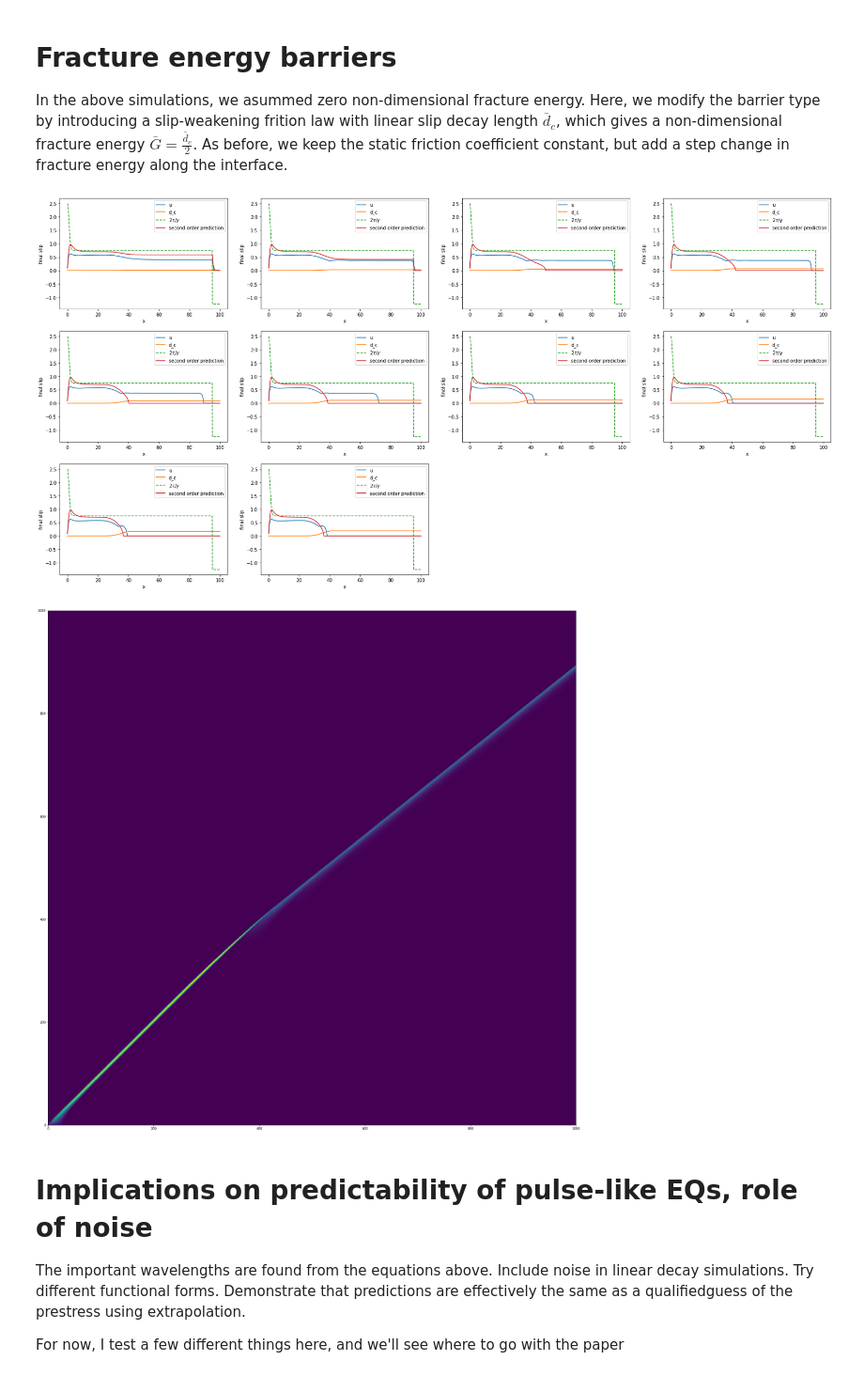
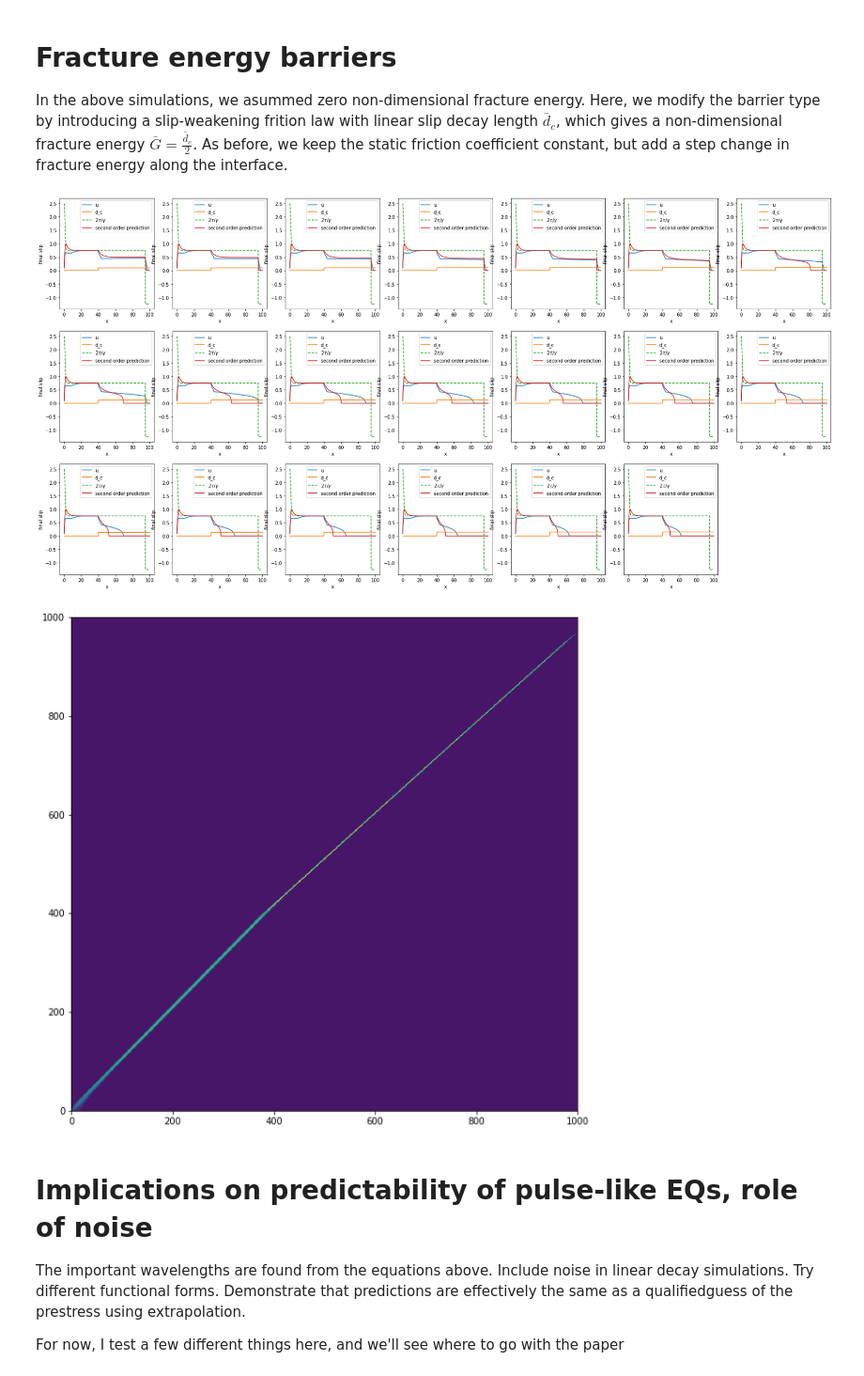
Before and after one commit to kjetilthogersen/1D-rupture, a Jupyter notebook: pulsePaper.ipynb, the cells around one changed output. Shown at 94% size. Cells and saved outputs as stored; diff of their text form; code cells hidden in the pictures.

```diff
--- a/pulsePaper.ipynb
+++ b/pulsePaper.ipynb
@@ -458,26 +458,8 @@ plt.show()
 plt.figure(figsize=(30,15))
 for runInd in range(N_runs):
 
-    start = 0
-
     # calculate prediction:
-    xP = dataBarrier[runInd]['x']
-    tau = dataBarrier[runInd]['tau']
-    gamma = dataBarrier[runInd]['gamma']
-    u_pred = np.zeros(np.size(xP))
-    u_pred[start]=dataBarrier[runInd]['u'][start,-1];
-
-    for i in range(start+1,len(xP)):
-        stress_drop = 2*tau[i-1]
-        dxP = xP[i]-xP[i-1]
-        u_pred[i] = u_pred[i-1] + .5*(stress_drop - gamma*u_pred[i-1])*dxP
-
-    # Prediction of arrest where u_pred<0
-    try:
-        ind = np.where(u_pred<0)
-        u_pred[ind[0][0]:]=0
-    except:
-        pass
+    u_pred = PulsePrediction(startPos = 0, u = dataBarrier[runInd]['u'], x = dataBarrier[runInd]['x'],tau = dataBarrier[runInd]['tau'], gamma = dataBarrier[runInd]['gamma'],dc = 0)
 
     L_arrest = 2*np.log(-(dataBarrier[runInd]['u'][299,-1] - 2*dataBarrier[runInd]['tau'][300]/dataBarrier[runInd]['gamma'])/(2*dataBarrier[runInd]['tau'][300]))/dataBarrier[runInd]['gamma']
 
@@ -624,21 +606,25 @@ plt.show()
 In the above simulations, we asummed zero non-dimensional fracture energy. Here, we modify the barrier type by introducing a slip-weakening frition law with linear slip decay length $\bar d_c$, which gives a non-dimensional fracture energy $\bar G = \frac{\bar d_c}{2}$. As before, we keep the static friction coefficient constant, but add a step change in fracture energy along the interface.
 # %%
 # Create a small dataset with different fracture energy barrier sizes
+
+# Note: increasing beta can introduce assymmetric pulses and inhibit arrest (as discussed above)
 
 dt = 1e-3
 tmax = 100
 gamma = 0.8
-beta = 1e-2
+beta = 1e-5
 output_interval = 100
-N_runs = 10
+N_runs = 20
 dataBarrier = []
+barrierVal = np.linspace(1e-1,1.5e-1,N_runs)
 
 for runInd in range(N_runs):
     x = np.linspace(0,100,1000)
     tau = gauss(x,0,1)*.7 +.3
     tau[0]=1
-    dc = (1e-2-1e-3)*gauss(x,40,5)*(2*runInd+1) + 1e-3
-    dc[x>40]=1e-2*(2*runInd+1)
+    dc = (barrierVal[runInd]-1e-100)*gauss(x,40,.1) + 1e-100
+    dc[x>40]=barrierVal[runInd]
+
     tau[950:]=-.5
 
     # run
@@ -646,32 +632,32 @@ for runInd in range(N_runs):
 # %%
 # Plot final slip
 plt.figure(figsize=(30,15))
 for runInd in range(N_runs):
 
     # calculate prediction:
     u_pred = PulsePrediction(startPos = 0, u = dataBarrier[runInd]['u'], x = dataBarrier[runInd]['x'],tau = dataBarrier[runInd]['tau'], gamma = dataBarrier[runInd]['gamma'],dc = dataBarrier[runInd]['frictionLaw'].dc)
 
     plt.subplot(3,int(np.ceil(N_runs/3)),runInd+1)
     plt.plot(dataBarrier[runInd]['x'],dataBarrier[runInd]['u'][:,-1],label='u')
     plt.plot(dataBarrier[runInd]['x'],dataBarrier[runInd]['frictionLaw'].dc,label='d_c')
 
     plt.plot(dataBarrier[runInd]['x'],2*dataBarrier[runInd]['tau']/dataBarrier[runInd]['gamma'],label='$2\\tau/\\gamma$',linestyle='--')
     plt.plot(dataBarrier[runInd]['x'],u_pred,label='second order prediction',linestyle='-')
 
     plt.xlabel('x')
     plt.ylabel('final slip')
 
     plt.legend()
 plt.show()
 
 
-plt.figure(figsize=(30,30))
-plt.pcolor(dataBarrier[4]['v'])
+plt.figure(figsize=(10,10))
+plt.pcolor(dataBarrier[6]['v'])
 plt.show()
 # TODO: PLot the prediction of arrest in the same figure
 # %% [output]
-[figure, old version]
+[figure, new version]
-[figure, old version]
+[figure, new version]
 # %% [markdown]
 # Implications on predictability of pulse-like EQs, role of noise
 
```
Also changed, not shown: parts of 4 cells of this notebook.
